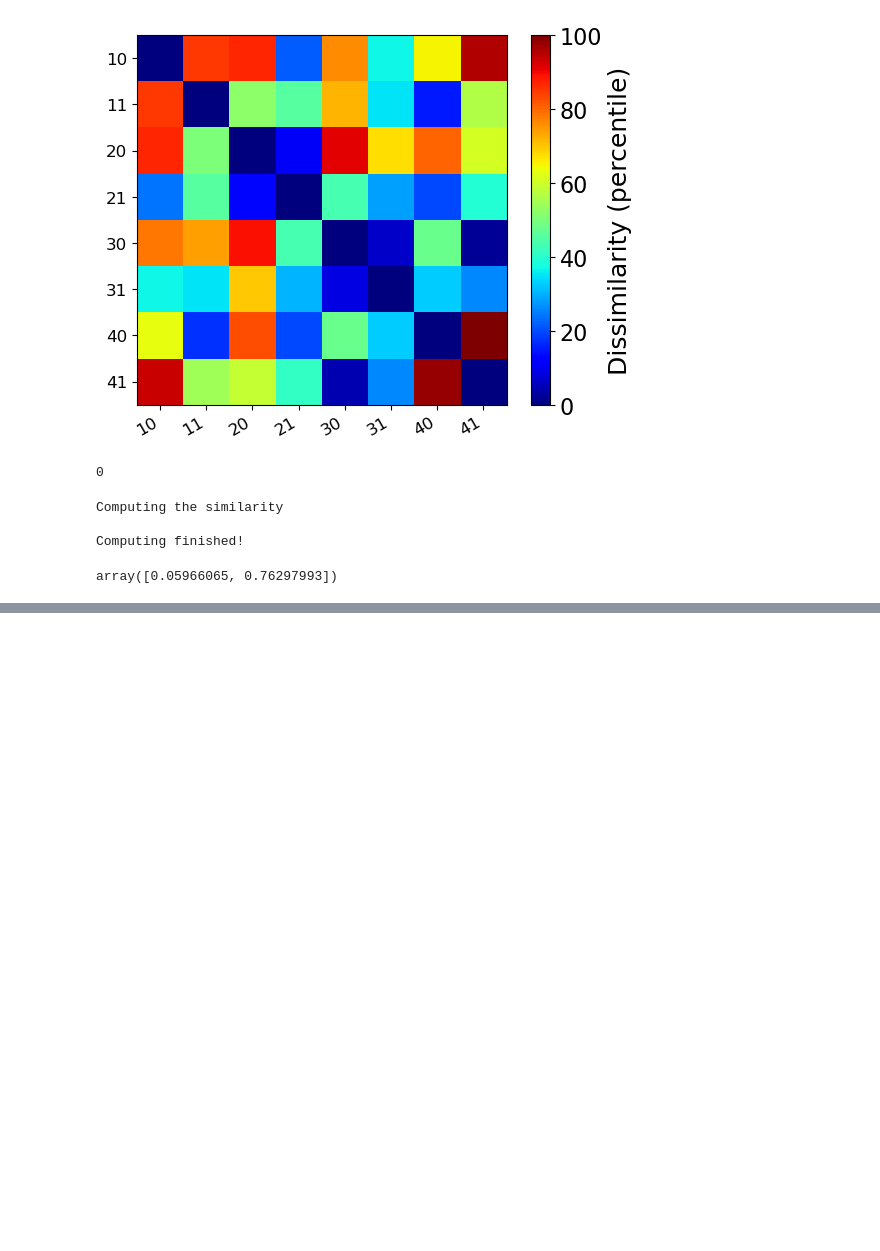
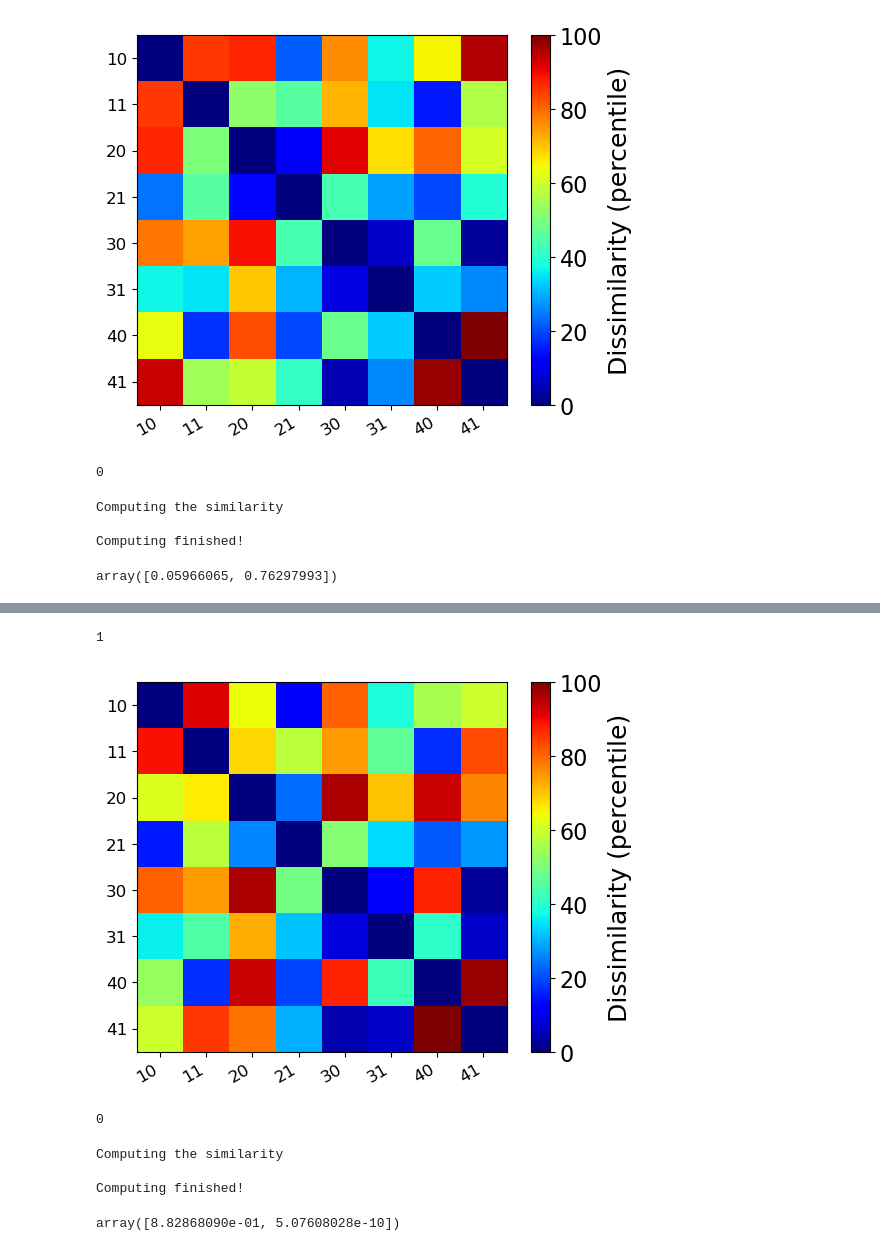
Before and after one commit to aarnol/BolT, a Jupyter notebook: rdm.ipynb, the cells around one changed output, grey strips where cells are left out. Saved outputs shown, nothing was run; the diff lists cells and outputs as text; code cells hidden in the pictures; blank space fills up the shorter version.

Commit message:
rdm and rsa data exploration

```diff
--- a/rdm.ipynb
+++ b/rdm.ipynb
@@ -235,3 +246,14 @@ Computing finished!
 rsa
 # %% [output]
 array([0.05966065, 0.76297993])
+# %%
+#load the fmri data for brodmann atlas
+import torch
+
+
+import numpy as np
+from sklearn.model_selection import train_test_split
+
+#load the fmri data
+aal_data = torch.load("./Dataset/Data/dataset_hcpWM_AAL.save")
+aal_data[0]
@@ -237,0 +365,14 @@ array([0.05966065, 0.76297993])
+# %%
+plot_rdm(aal_rdm, conditions= cons, percentile =True)
+# %% [output]
+1
+[figure, added]
+0
+# %%
+rsa = rdms_corr(fmri_rdm, aal_rdm, rescale=True)
+rsa
+# %% [output]
+Computing the similarity
+
+Computing finished!
+array([8.82868090e-01, 5.07608028e-10])
```
Also changed, not shown: parts of 14 cells of this notebook, 1 other file.
